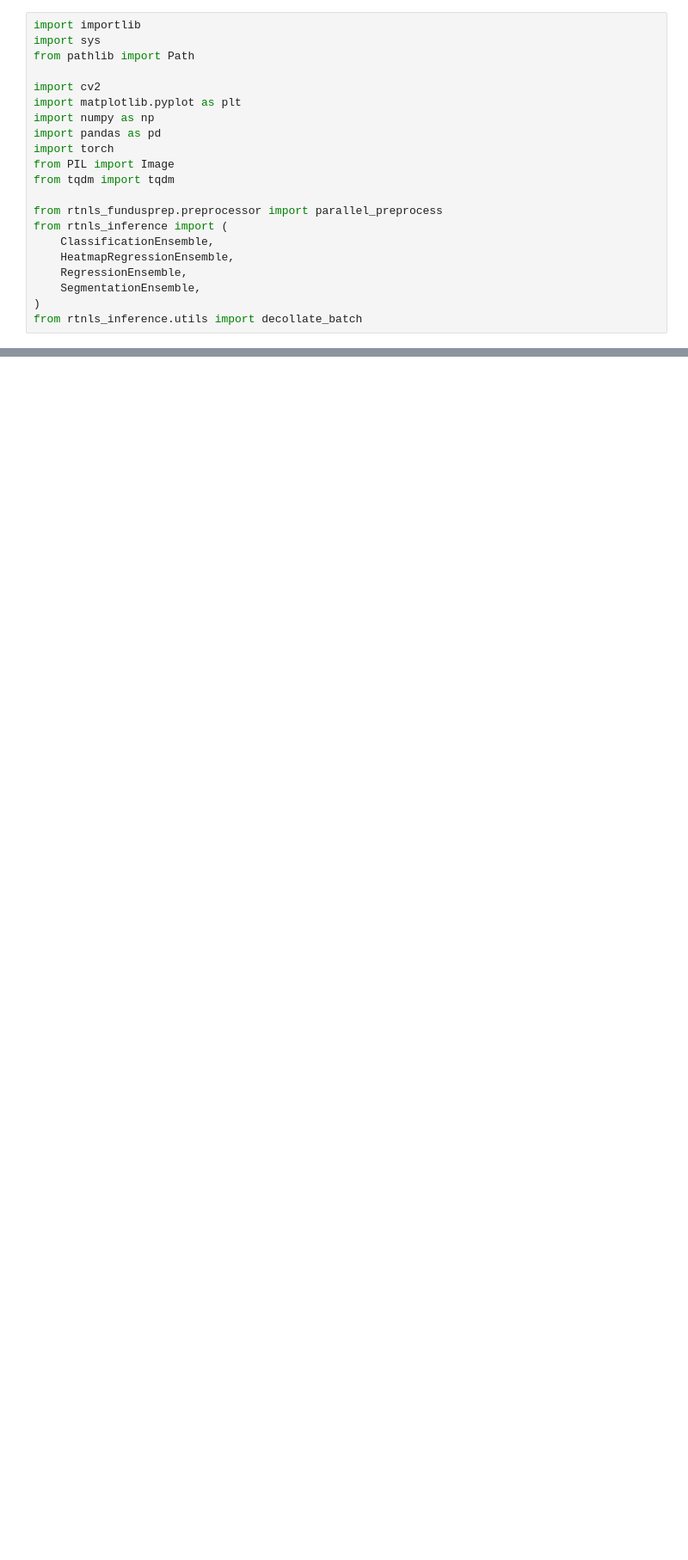
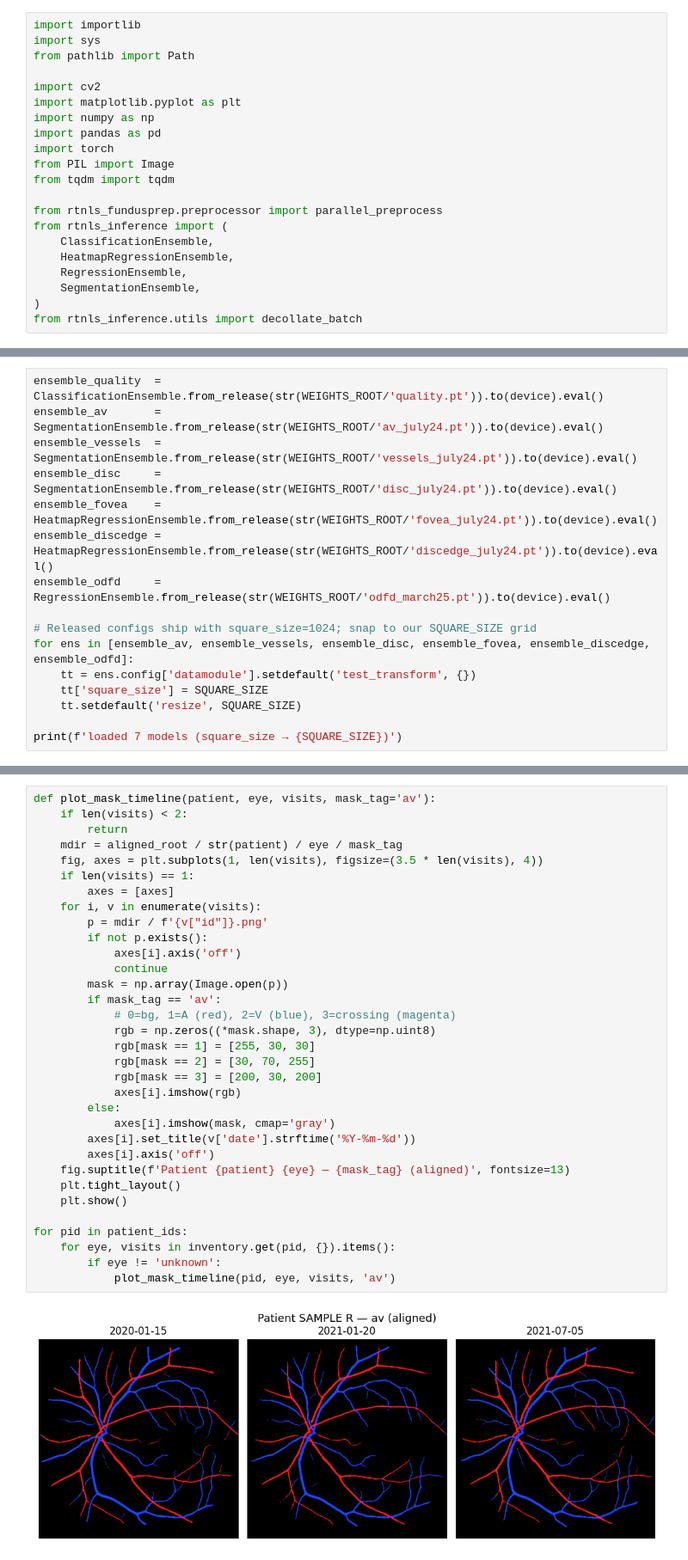
Before and after one commit to Boa-Jang/fundus-vessel-features, a Jupyter notebook: notebooks/01-alignment.ipynb, the cells around one changed output, grey strips where cells are left out. Shown at 86% size. Cells and saved outputs as stored; diff of their text form; blank space fills up the shorter version.

```diff
--- a/notebooks/01-alignment.ipynb
+++ b/notebooks/01-alignment.ipynb
@@ -889,0 +119,16 @@ plt.tight_layout(); plt.show()
+# %%
+ensemble_quality  = ClassificationEnsemble.from_release(str(WEIGHTS_ROOT/'quality.pt')).to(device).eval()
+ensemble_av       = SegmentationEnsemble.from_release(str(WEIGHTS_ROOT/'av_july24.pt')).to(device).eval()
+ensemble_vessels  = SegmentationEnsemble.from_release(str(WEIGHTS_ROOT/'vessels_july24.pt')).to(device).eval()
+ensemble_disc     = SegmentationEnsemble.from_release(str(WEIGHTS_ROOT/'disc_july24.pt')).to(device).eval()
+ensemble_fovea    = HeatmapRegressionEnsemble.from_release(str(WEIGHTS_ROOT/'fovea_july24.pt')).to(device).eval()
+ensemble_discedge = HeatmapRegressionEnsemble.from_release(str(WEIGHTS_ROOT/'discedge_july24.pt')).to(device).eval()
+ensemble_odfd     = RegressionEnsemble.from_release(str(WEIGHTS_ROOT/'odfd_march25.pt')).to(device).eval()
+
+# Released configs ship with square_size=1024; snap to our SQUARE_SIZE grid
+for ens in [ensemble_av, ensemble_vessels, ensemble_disc, ensemble_fovea, ensemble_discedge, ensemble_odfd]:
+    tt = ens.config['datamodule'].setdefault('test_transform', {})
+    tt['square_size'] = SQUARE_SIZE
+    tt.setdefault('resize', SQUARE_SIZE)
+
+print(f'loaded 7 models (square_size → {SQUARE_SIZE})')
@@ -889,0 +445,35 @@ plt.tight_layout(); plt.show()
+# %%
+def plot_mask_timeline(patient, eye, visits, mask_tag='av'):
+    if len(visits) < 2:
+        return
+    mdir = aligned_root / str(patient) / eye / mask_tag
+    fig, axes = plt.subplots(1, len(visits), figsize=(3.5 * len(visits), 4))
+    if len(visits) == 1:
+        axes = [axes]
+    for i, v in enumerate(visits):
+        p = mdir / f'{v["id"]}.png'
+        if not p.exists():
+            axes[i].axis('off')
+            continue
+        mask = np.array(Image.open(p))
+        if mask_tag == 'av':
+            # 0=bg, 1=A (red), 2=V (blue), 3=crossing (magenta)
+            rgb = np.zeros((*mask.shape, 3), dtype=np.uint8)
+            rgb[mask == 1] = [255, 30, 30]
+            rgb[mask == 2] = [30, 70, 255]
+            rgb[mask == 3] = [200, 30, 200]
+            axes[i].imshow(rgb)
+        else:
+            axes[i].imshow(mask, cmap='gray')
+        axes[i].set_title(v['date'].strftime('%Y-%m-%d'))
+        axes[i].axis('off')
+    fig.suptitle(f'Patient {patient} {eye} — {mask_tag} (aligned)', fontsize=13)
+    plt.tight_layout()
+    plt.show()
+
+for pid in patient_ids:
+    for eye, visits in inventory.get(pid, {}).items():
+        if eye != 'unknown':
+            plot_mask_timeline(pid, eye, visits, 'av')
+# %% [output]
+[figure, added]
```
Also changed, not shown: parts of 68 cells of this notebook, 11 other files.
